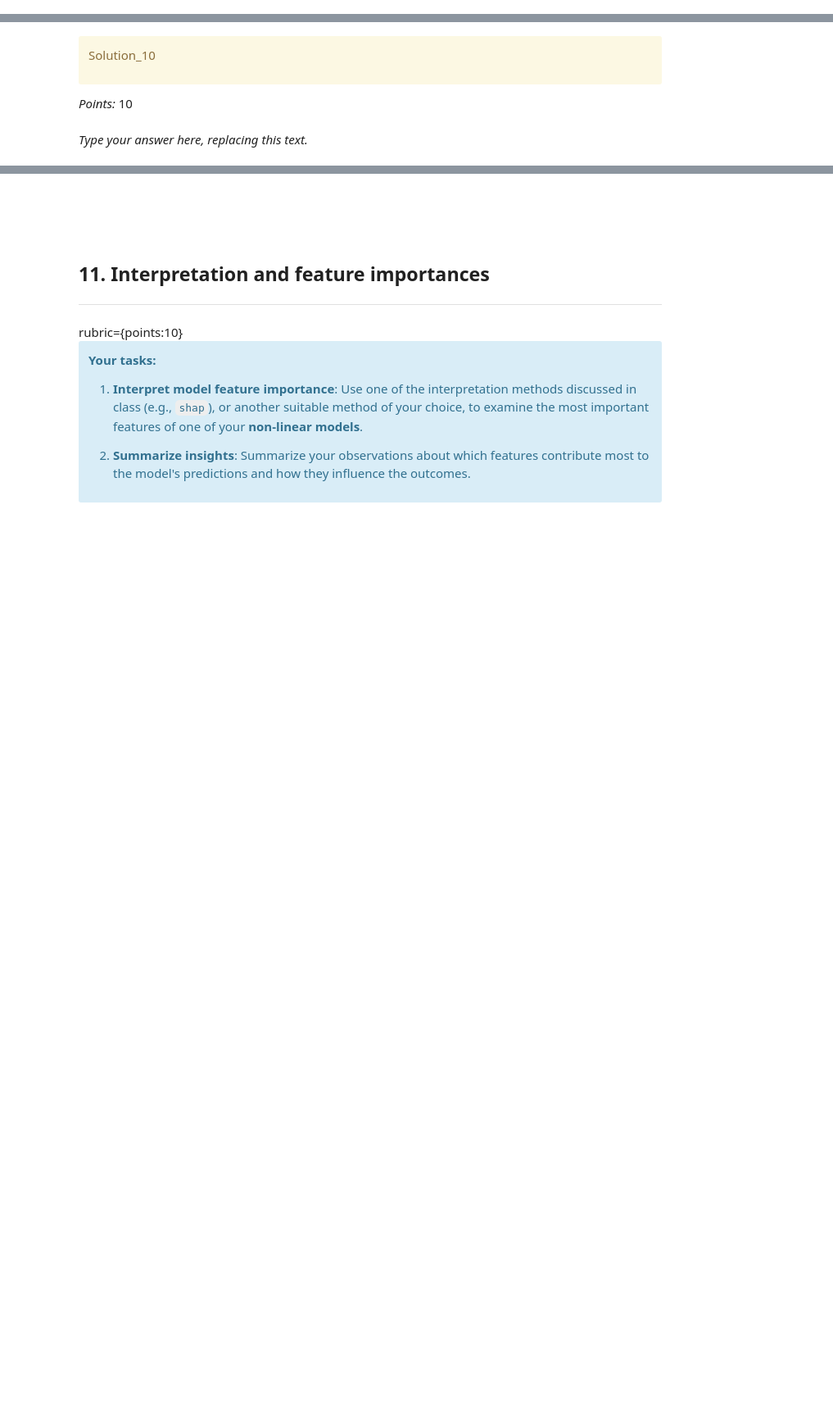
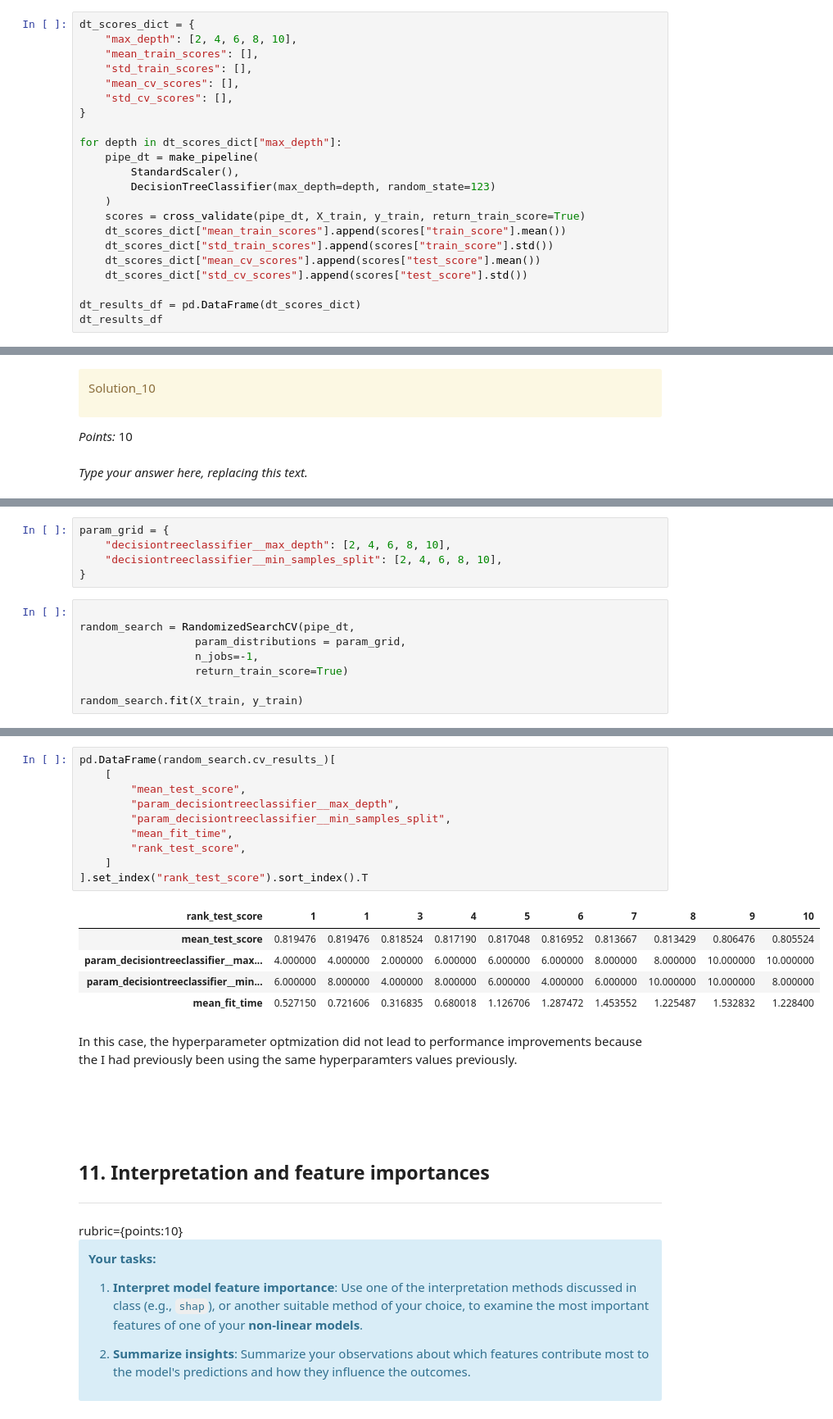
Before and after one commit to RaffertyAng/cpsc330-2025W1, a Jupyter notebook: homeworks/hw5/330_hw3-main/hw5.ipynb, the cells around one changed output, grey strips where cells are left out. Shown at 82% size. Cells and saved outputs as stored; diff of their text form; blank space fills up the shorter version.

```diff
--- a/homeworks/hw5/330_hw3-main/hw5.ipynb
+++ b/homeworks/hw5/330_hw3-main/hw5.ipynb
@@ -569,0 +651,22 @@ Ellipsis
+# %%
+dt_scores_dict = {
+    "max_depth": [2, 4, 6, 8, 10],
+    "mean_train_scores": [],
+    "std_train_scores": [],
+    "mean_cv_scores": [],
+    "std_cv_scores": [],
+}
+
+for depth in dt_scores_dict["max_depth"]:
+    pipe_dt = make_pipeline(
+        StandardScaler(),
+        DecisionTreeClassifier(max_depth=depth, random_state=123)
+    )
+    scores = cross_validate(pipe_dt, X_train, y_train, return_train_score=True)
+    dt_scores_dict["mean_train_scores"].append(scores["train_score"].mean())
+    dt_scores_dict["std_train_scores"].append(scores["train_score"].std())
+    dt_scores_dict["mean_cv_scores"].append(scores["test_score"].mean())
+    dt_scores_dict["std_cv_scores"].append(scores["test_score"].std())
+
+dt_results_df = pd.DataFrame(dt_scores_dict)
+dt_results_df
@@ -679,0 +756,13 @@ Ellipsis
+# %%
+param_grid = {
+    "decisiontreeclassifier__max_depth": [2, 4, 6, 8, 10],
+    "decisiontreeclassifier__min_samples_split": [2, 4, 6, 8, 10],
+}
+# %%
+
+random_search = RandomizedSearchCV(pipe_dt,
+                  param_distributions = param_grid,
+                  n_jobs=-1,
+                  return_train_score=True)
+
+random_search.fit(X_train, y_train)
@@ -680,3 +786,21 @@ Ellipsis
+# %%
+pd.DataFrame(random_search.cv_results_)[
+    [
+        "mean_test_score",
+        "param_decisiontreeclassifier__max_depth",
+        "param_decisiontreeclassifier__min_samples_split",
+        "mean_fit_time",
+        "rank_test_score",
+    ]
+].set_index("rank_test_score").sort_index().T
+# %% [output]
+| rank_test_score | 1 | 1 | 3 | 4 | 5 | 6 | 7 | 8 | 9 | 10 |
+| mean_test_score | 0.819476 | 0.819476 | 0.818524 | 0.817190 | 0.817048 | 0.816952 | 0.813667 | 0.813429 | 0.806476 | 0.805524 |
+| param_decisiontreeclassifier__max... | 4.000000 | 4.000000 | 2.000000 | 6.000000 | 6.000000 | 6.000000 | 8.000000 | 8.000000 | 10.000000 | 10.000000 |
+| param_decisiontreeclassifier__min... | 6.000000 | 8.000000 | 4.000000 | 8.000000 | 6.000000 | 4.000000 | 6.000000 | 10.000000 | 10.000000 | 8.000000 |
+| mean_fit_time | 0.527150 | 0.721606 | 0.316835 | 0.680018 | 1.126706 | 1.287472 | 1.453552 | 1.225487 | 1.532832 | 1.228400 |
+# %% [markdown]
+In this case, the hyperparameter optmization did not lead to performance improvements because the I had previously been using the same hyperparamters values previously.
 # %% [markdown]
 <!-- END QUESTION -->
 
```
Also changed, not shown: parts of 25 cells of this notebook.
